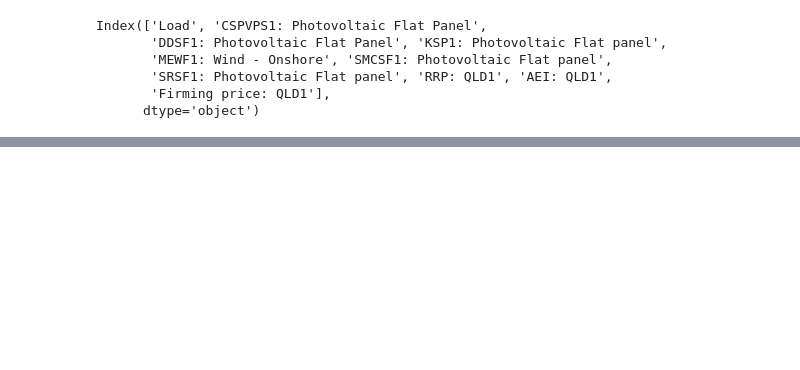
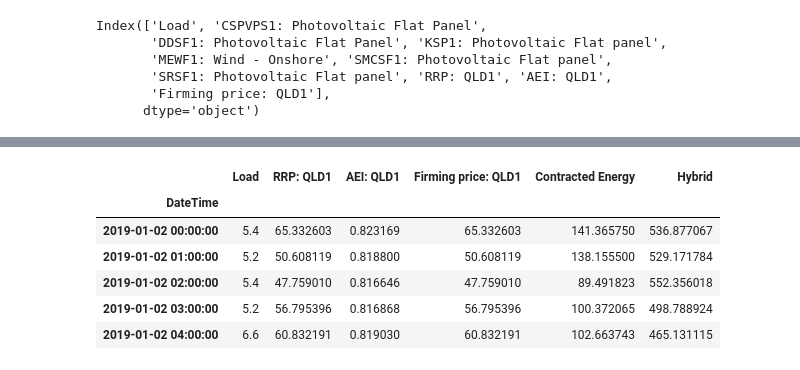
Before and after one commit to EllieKallmier/ppa_analysis, a Jupyter notebook: flow_notebook.ipynb, the cells around one changed output, grey strips where cells are left out. Drawn from its saved outputs; the diff is of its cells as text; code cells hidden in the pictures; blank space fills up the shorter version.

```diff
--- a/flow_notebook.ipynb
+++ b/flow_notebook.ipynb
@@ -552,0 +747,14 @@ Academic license - for non-commercial use only - expires 2024-06-06
+# %%
+hybrid_profiles_r = hybrid_profiles_test[['Load', 'RRP: QLD1', 'AEI: QLD1', 'Firming price: QLD1', 'Contracted Energy', 'Hybrid']].copy()
+
+
+hybrid_profiles_r = hybrid_profiles_r[hybrid_profiles_r.index > '2019-01-01 23:00:00']
+hybrid_profiles_r.head()
+# %% [output]
+|  | Load | RRP: QLD1 | AEI: QLD1 | Firming price: QLD1 | Contracted Energy | Hybrid |
+| DateTime |  |  |  |  |  |  |
+| 2019-01-02 00:00:00 | 5.4 | 65.332603 | 0.823169 | 65.332603 | 141.365750 | 536.877067 |
+| 2019-01-02 01:00:00 | 5.2 | 50.608119 | 0.818800 | 50.608119 | 138.155500 | 529.171784 |
+| 2019-01-02 02:00:00 | 5.4 | 47.759010 | 0.816646 | 47.759010 | 89.491823 | 552.356018 |
+| 2019-01-02 03:00:00 | 5.2 | 56.795396 | 0.816868 | 56.795396 | 100.372065 | 498.788924 |
+| 2019-01-02 04:00:00 | 6.6 | 60.832191 | 0.819030 | 60.832191 | 102.663743 | 465.131115 |
```
Also changed, not shown: parts of 15 cells of this notebook.
